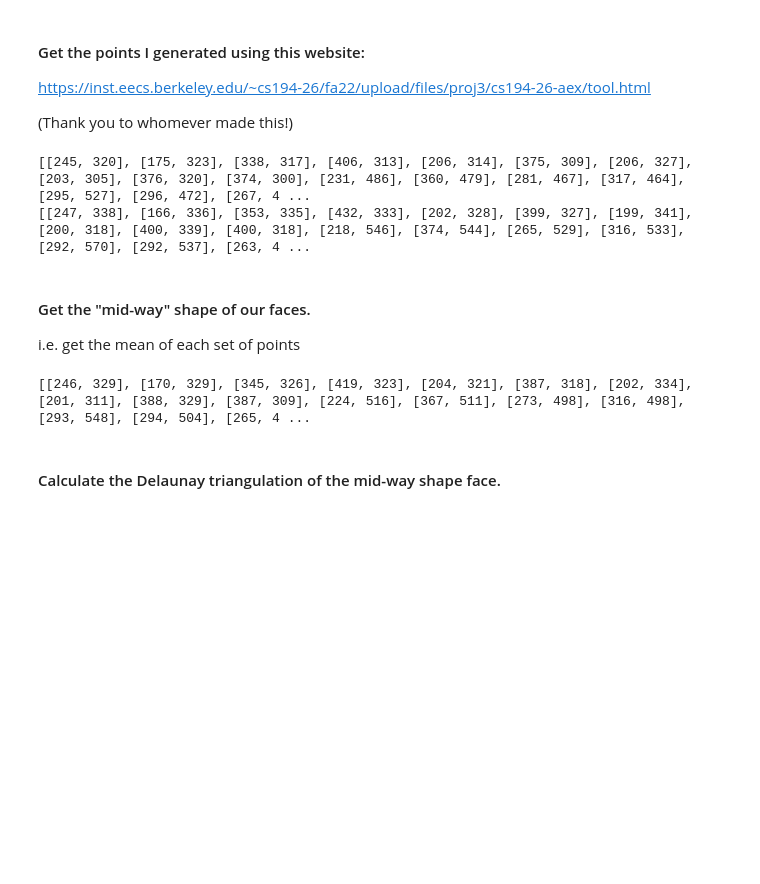
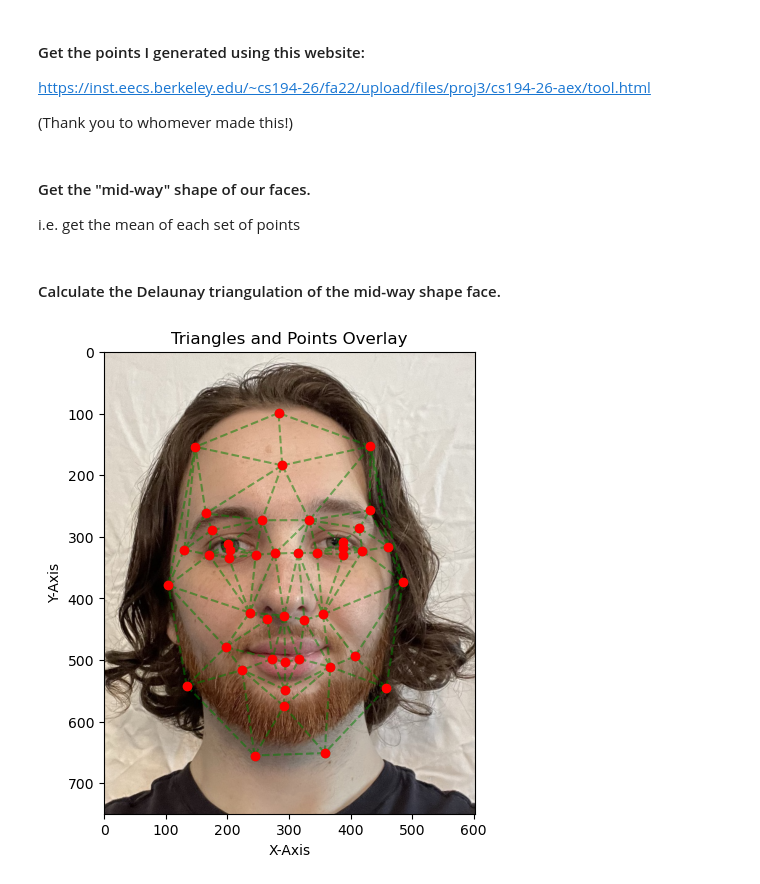
Before and after one commit to hackerzilla/cs180, a Jupyter notebook: proj3/code/main.ipynb, the cells around one changed output. Cells and saved outputs as stored; diff of their text form; code cells hidden in the pictures; blank space fills up the shorter version.

Commit message:
Got Delaunay triangulation working.

```diff
--- a/proj3/code/main.ipynb
+++ b/proj3/code/main.ipynb
@@ -36,24 +41,23 @@ https://inst.eecs.berkeley.edu/~cs194-26/fa22/upload/files/proj3/cs194-26-aex/to
 # %%
 # Import the correpsondence data
 julian_pts, george_pts = GetPointsFromJSON('../data/julian_portrait_george.json')
-print(julian_pts)
-print(george_pts)
+julian_pts = np.array(julian_pts)
+george_pts = np.array(george_pts)
-# %% [output]
-[[245, 320], [175, 323], [338, 317], [406, 313], [206, 314], [375, 309], [206, 327], [203, 305], [376, 320], [374, 300], [231, 486], [360, 479], [281, 467], [317, 464], [295, 527], [296, 472], [267, 4 ...
-[[247, 338], [166, 336], [353, 335], [432, 333], [202, 328], [399, 327], [199, 341], [200, 318], [400, 339], [400, 318], [218, 546], [374, 544], [265, 529], [316, 533], [292, 570], [292, 537], [263, 4 ...
 # %% [markdown]
 #### Get the "mid-way" shape of our faces.
 i.e. get the mean of each set of points
 # %%
-midway_pts = []
-for i in range(len(julian_pts)):
+midway_pts = np.zeros_like(julian_pts)
+for i in range(len(midway_pts)):
     mean_point = [julian_pts[i][0] + george_pts[i][0], julian_pts[i][1] + george_pts[i][1]]
     mean_point = [mean_point[0]//2, mean_point[1]//2]
-    midway_pts.append(mean_point)
-print(midway_pts)
+    midway_pts[i] = mean_point
-# %% [output]
-[[246, 329], [170, 329], [345, 326], [419, 323], [204, 321], [387, 318], [202, 334], [201, 311], [388, 329], [387, 309], [224, 516], [367, 511], [273, 498], [316, 498], [293, 548], [294, 504], [265, 4 ...
 # %% [markdown]
 #### Calculate the Delaunay triangulation of the mid-way shape face.
 # %%
-midway_triangulation = GetDelauynayFromPts(midway_pts)
+midway_triangulation = GetTriangulationObject(midway_pts)
+# %%
+julian_tris = GetTriangulationObject(julian_pts)
+DisplayFaceTrisAndPts(julian, midway_triangulation, midway_pts)
+# %% [output]
+[figure, added]
```
Also changed, not shown: parts of 3 cells of this notebook, 1 other file.
